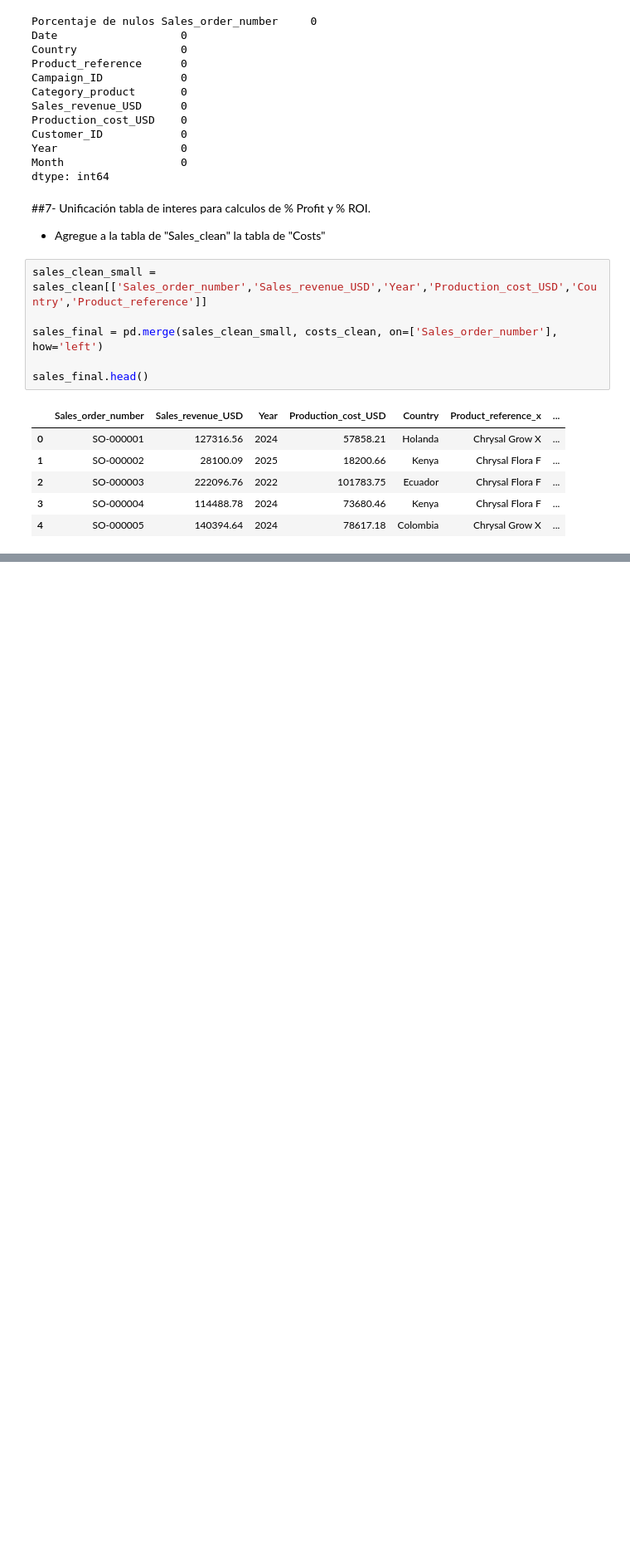
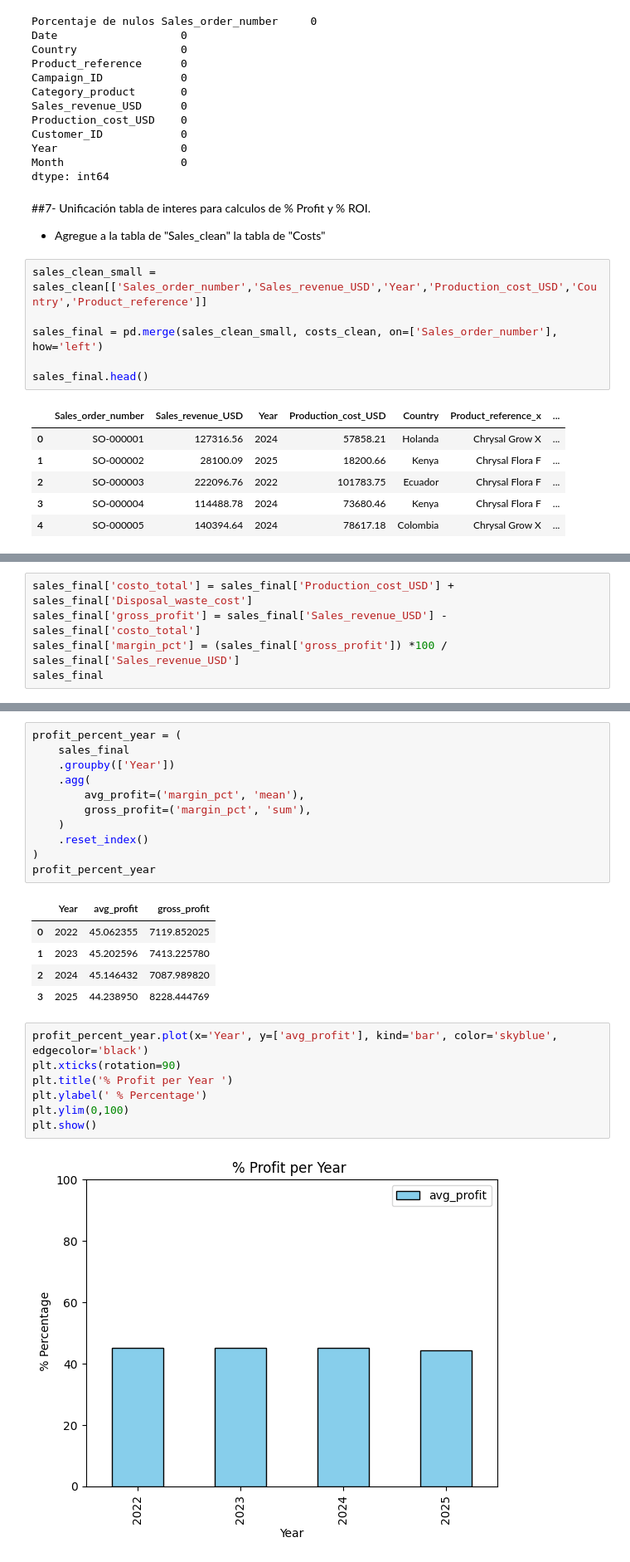
Before and after one commit to alexsandoval05/Revenue-sustainability-Chrysal, a Jupyter notebook: chrysal_profit_sustainability.ipynb, the cells around one changed output, grey strips where cells are left out. Shown at 83% size. Saved outputs shown, nothing was run; the diff lists cells and outputs as text; blank space fills up the shorter version.

```diff
--- a/chrysal_profit_sustainability.ipynb
+++ b/chrysal_profit_sustainability.ipynb
@@ -431,0 +452,5 @@ sales_final.head()
+# %%
+sales_final['costo_total'] = sales_final['Production_cost_USD'] + sales_final['Disposal_waste_cost']
+sales_final['gross_profit'] = sales_final['Sales_revenue_USD'] - sales_final['costo_total']
+sales_final['margin_pct'] = (sales_final['gross_profit']) *100 / sales_final['Sales_revenue_USD']
+sales_final
@@ -431,0 +471,26 @@ sales_final.head()
+# %%
+profit_percent_year = (
+    sales_final
+    .groupby(['Year'])
+    .agg(
+        avg_profit=('margin_pct', 'mean'),
+        gross_profit=('margin_pct', 'sum'),
+    )
+    .reset_index()
+)
+profit_percent_year
+# %% [output]
+|  | Year | avg_profit | gross_profit |
+| 0 | 2022 | 45.062355 | 7119.852025 |
+| 1 | 2023 | 45.202596 | 7413.225780 |
+| 2 | 2024 | 45.146432 | 7087.989820 |
+| 3 | 2025 | 44.238950 | 8228.444769 |
+# %%
+profit_percent_year.plot(x='Year', y=['avg_profit'], kind='bar', color='skyblue', edgecolor='black')
+plt.xticks(rotation=90)
+plt.title('% Profit per Year ')
+plt.ylabel(' % Percentage')
+plt.ylim(0,100)
+plt.show()
+# %% [output]
+[figure, added]
```
Also changed, not shown: parts of 3 cells of this notebook.
